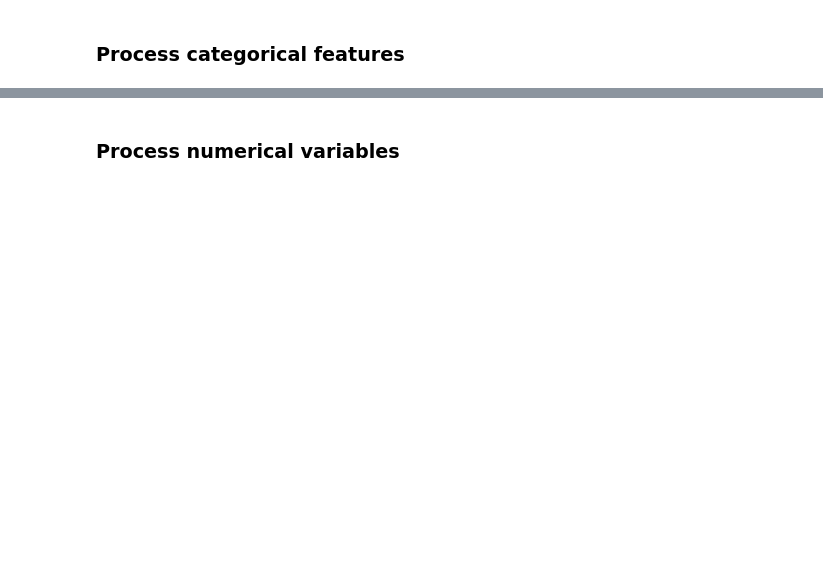
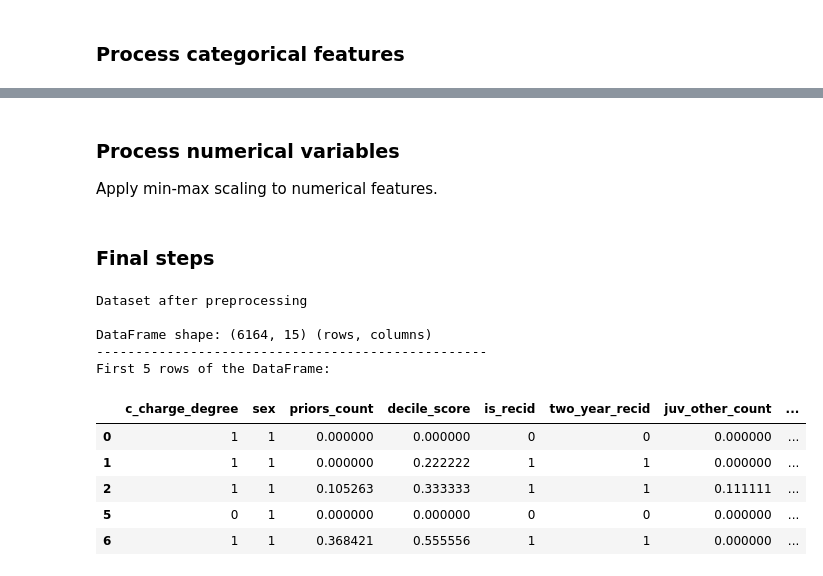
Before and after one commit to molotkova/treatment_datasets, a Jupyter notebook: compas-scores-two-years.ipynb, the cells around one changed output, grey strips where cells are left out. Cells and saved outputs as stored; diff of their text form; code cells hidden in the pictures; blank space fills up the shorter version.

```diff
--- a/compas-scores-two-years.ipynb
+++ b/compas-scores-two-years.ipynb
@@ -161,0 +229,6 @@ Missing values after preprocessing:
+# %%
+df1["score_text"] = df1["score_text"].apply(
+    lambda x: 'Low' if x == 'Low' else 'MediumHigh'
+)
+df1["score_cat"] = (df1['score_text'] == 'MediumHigh').astype(int)
+df1.drop("score_text", axis=1, inplace=True)
@@ -161,0 +238,2 @@ Missing values after preprocessing:
+# %%
+df1["sex"] = (df1['sex'] == 'Male').astype(int)
@@ -162,2 +242,3 @@ Missing values after preprocessing:
 # %% [markdown]
 ### Process numerical variables
+Apply min-max scaling to numerical features.
@@ -165,0 +253,17 @@ Missing values after preprocessing:
+# %% [markdown]
+### Final steps
+# %%
+print("Dataset after preprocessing \n")
+display_dataframe_info(df1)
+# %% [output]
+Dataset after preprocessing
+
+DataFrame shape: (6164, 15) (rows, columns)
+--------------------------------------------------
+First 5 rows of the DataFrame:
+|  | c_charge_degree | sex | priors_count | decile_score | is_recid | two_year_recid | juv_other_count | ... |
+| 0 | 1 | 1 | 0.000000 | 0.000000 | 0 | 0 | 0.000000 | ... |
+| 1 | 1 | 1 | 0.000000 | 0.222222 | 1 | 1 | 0.000000 | ... |
+| 2 | 1 | 1 | 0.105263 | 0.333333 | 1 | 1 | 0.111111 | ... |
+| 5 | 0 | 1 | 0.000000 | 0.000000 | 0 | 0 | 0.000000 | ... |
+| 6 | 1 | 1 | 0.368421 | 0.555556 | 1 | 1 | 0.000000 | ... |
```
Also changed, not shown: parts of 32 cells of this notebook.
